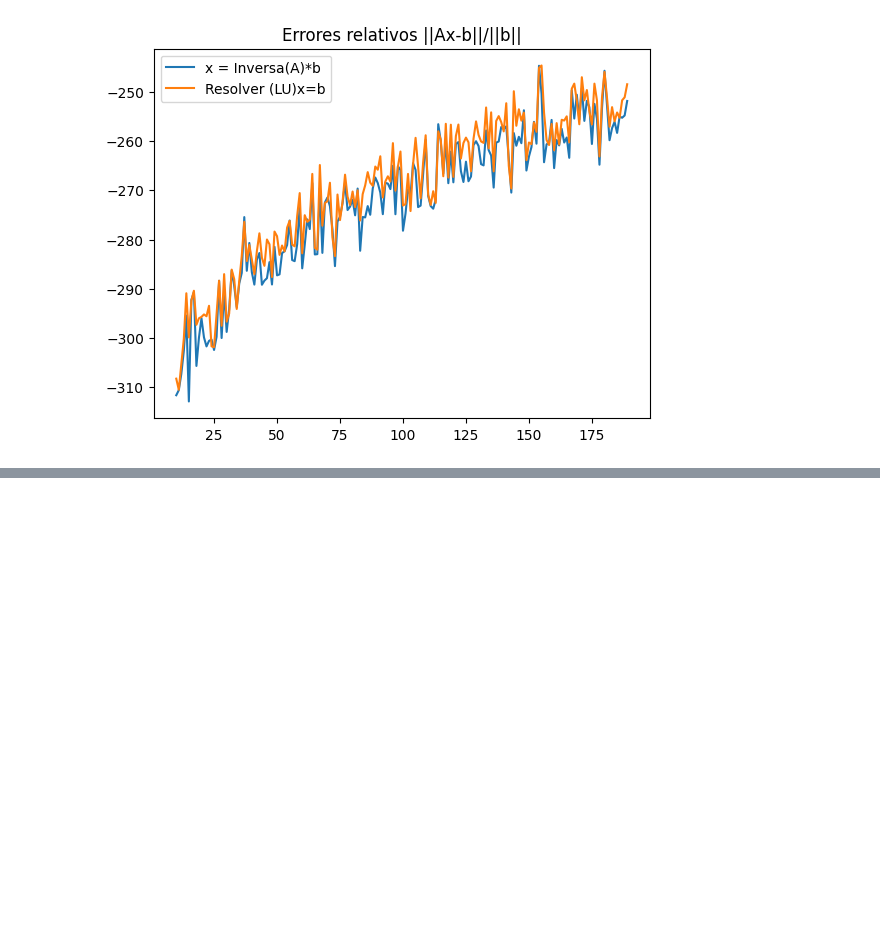
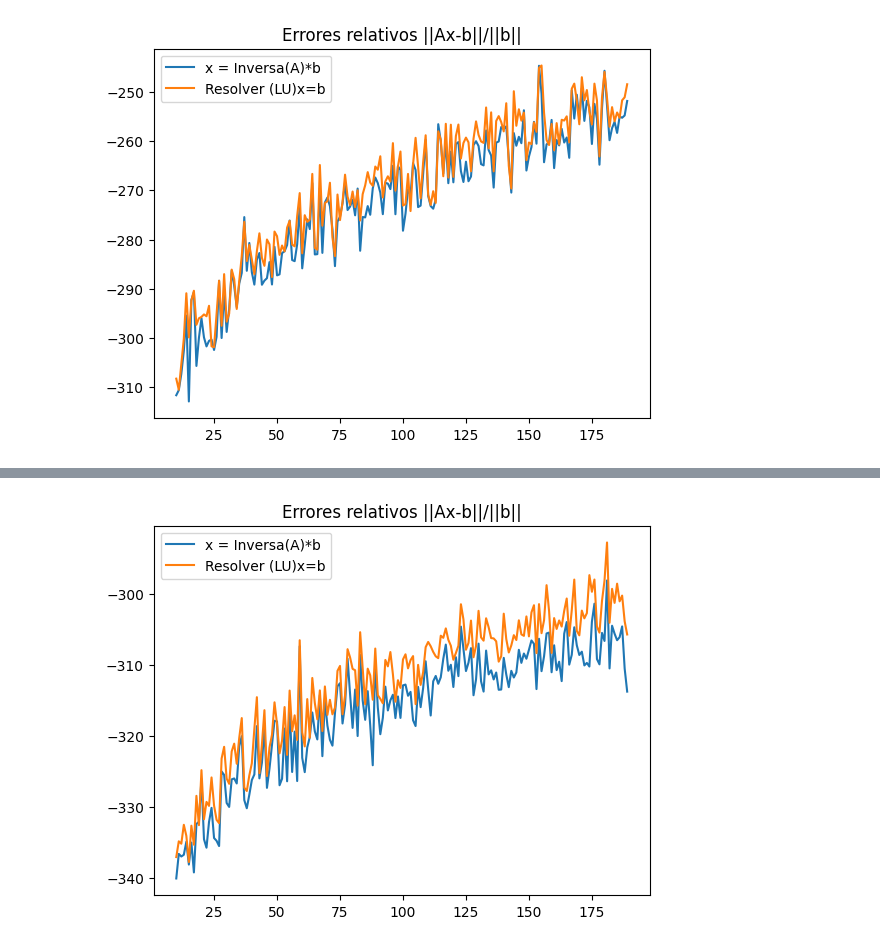
Before and after one commit to MatiMoran/TP1-ALC-2023-2C, a Jupyter notebook: tp1.ipynb, the cells around one changed output, grey strips where cells are left out. Cells and saved outputs as stored; diff of their text form; code cells hidden in the pictures; blank space fills up the shorter version.

Commit message:
solve 9

```diff
--- a/tp1.ipynb
+++ b/tp1.ipynb
@@ -203,3 +203,27 @@ plt.legend()
 plt.show()
 # %% [output]
 [figure]
+# %%
+iter = range(10,200)
+v1 = np.array([])
+v2 = np.array([])
+
+for i in iter:
+    v1_dimensional_benchmark_results = 0
+    v2_dimensional_benchmark_results = 0
+
+    for k in range(10):
+        A = np.random.uniform(low=-1, high=1.0, size=(i,i))
+        b = np.random.uniform(low=-1, high=1.0, size=(i,))
+        x1 = np.linalg.solve(A, b)
+        x1_relative_error = np.log(np.linalg.norm(A@x1 - b) / np.linalg.norm(b))
+        x2 = np.linalg.inv(A)@b
+        x2_relative_error = np.log(np.linalg.norm(A@x2 - b) / np.linalg.norm(b))
+        v1_dimensional_benchmark_results += x1_relative_error
+        v2_dimensional_benchmark_results += x2_relative_error
+
+    if(i % 10 == 0):
+        print("Iteration " + str(i))
+
+    v1 = np.append(v1, v1_dimensional_benchmark_results)
+    v2 = np.append(v2, v2_dimensional_benchmark_results)
@@ -205,0 +250,9 @@ plt.show()
+# %%
+n = np.arange(10, len (v1))
+plt.plot(n,v1[10:], label='x = Inversa(A)*b')
+plt.plot(n,v2[10:], label='Resolver (LU)x=b')
+plt.title('Errores relativos ||Ax-b||/||b||')
+plt.legend()
+plt.show()
+# %% [output]
+[figure, added]
```
Also changed, not shown: parts of 1 cell of this notebook.
